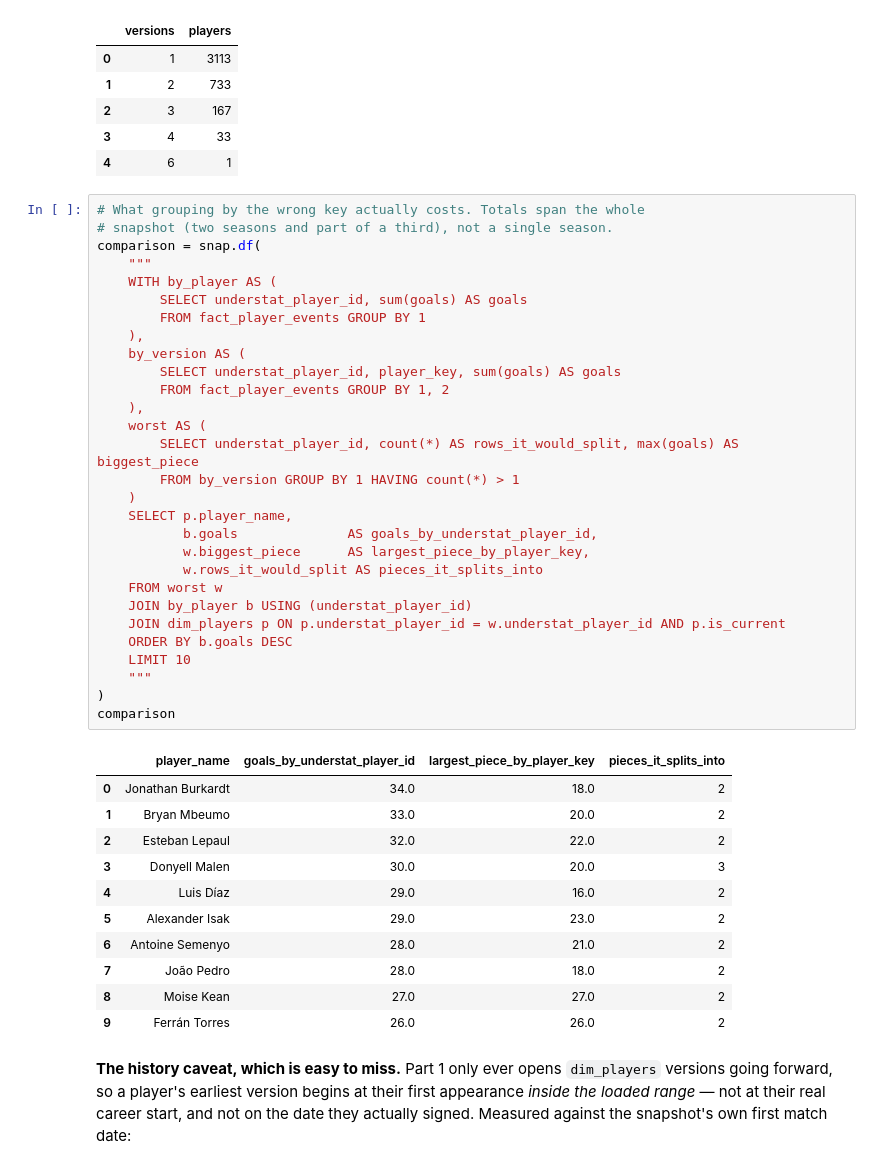
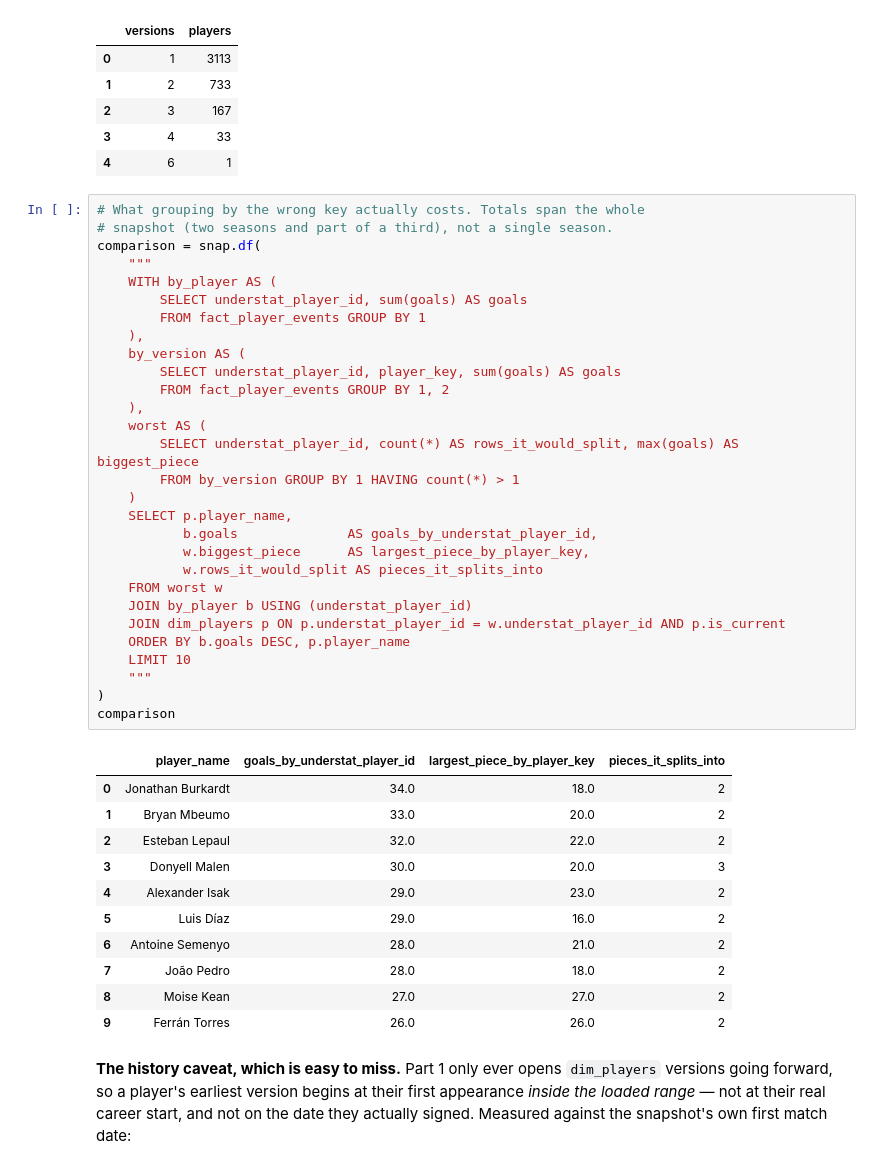
Before and after one commit to Fabiohhp/football-data-analytics, a Jupyter notebook: notebooks/01_data_profile.ipynb, the cells around one changed output. Saved outputs shown, nothing was run; the diff lists cells and outputs as text.

```diff
--- a/notebooks/01_data_profile.ipynb
+++ b/notebooks/01_data_profile.ipynb
@@ -641,36 +717,36 @@ comparison = snap.df(
     """
     WITH by_player AS (
         SELECT understat_player_id, sum(goals) AS goals
         FROM fact_player_events GROUP BY 1
     ),
     by_version AS (
         SELECT understat_player_id, player_key, sum(goals) AS goals
         FROM fact_player_events GROUP BY 1, 2
     ),
     worst AS (
         SELECT understat_player_id, count(*) AS rows_it_would_split, max(goals) AS biggest_piece
         FROM by_version GROUP BY 1 HAVING count(*) > 1
     )
     SELECT p.player_name,
            b.goals              AS goals_by_understat_player_id,
            w.biggest_piece      AS largest_piece_by_player_key,
            w.rows_it_would_split AS pieces_it_splits_into
     FROM worst w
     JOIN by_player b USING (understat_player_id)
     JOIN dim_players p ON p.understat_player_id = w.understat_player_id AND p.is_current
-    ORDER BY b.goals DESC
+    ORDER BY b.goals DESC, p.player_name
     LIMIT 10
     """
 )
 comparison
 # %% [output]
 |  | player_name | goals_by_understat_player_id | largest_piece_by_player_key | pieces_it_splits_into |
 | 0 | Jonathan Burkardt | 34.0 | 18.0 | 2 |
 | 1 | Bryan Mbeumo | 33.0 | 20.0 | 2 |
 | 2 | Esteban Lepaul | 32.0 | 22.0 | 2 |
 | 3 | Donyell Malen | 30.0 | 20.0 | 3 |
-| 4 | Luis Díaz | 29.0 | 16.0 | 2 |
-| 5 | Alexander Isak | 29.0 | 23.0 | 2 |
+| 4 | Alexander Isak | 29.0 | 23.0 | 2 |
+| 5 | Luis Díaz | 29.0 | 16.0 | 2 |
 | 6 | Antoine Semenyo | 28.0 | 21.0 | 2 |
 | 7 | João Pedro | 28.0 | 18.0 | 2 |
 | 8 | Moise Kean | 27.0 | 27.0 | 2 |
```
Also changed, not shown: parts of 9 cells of this notebook, 38 other files.
